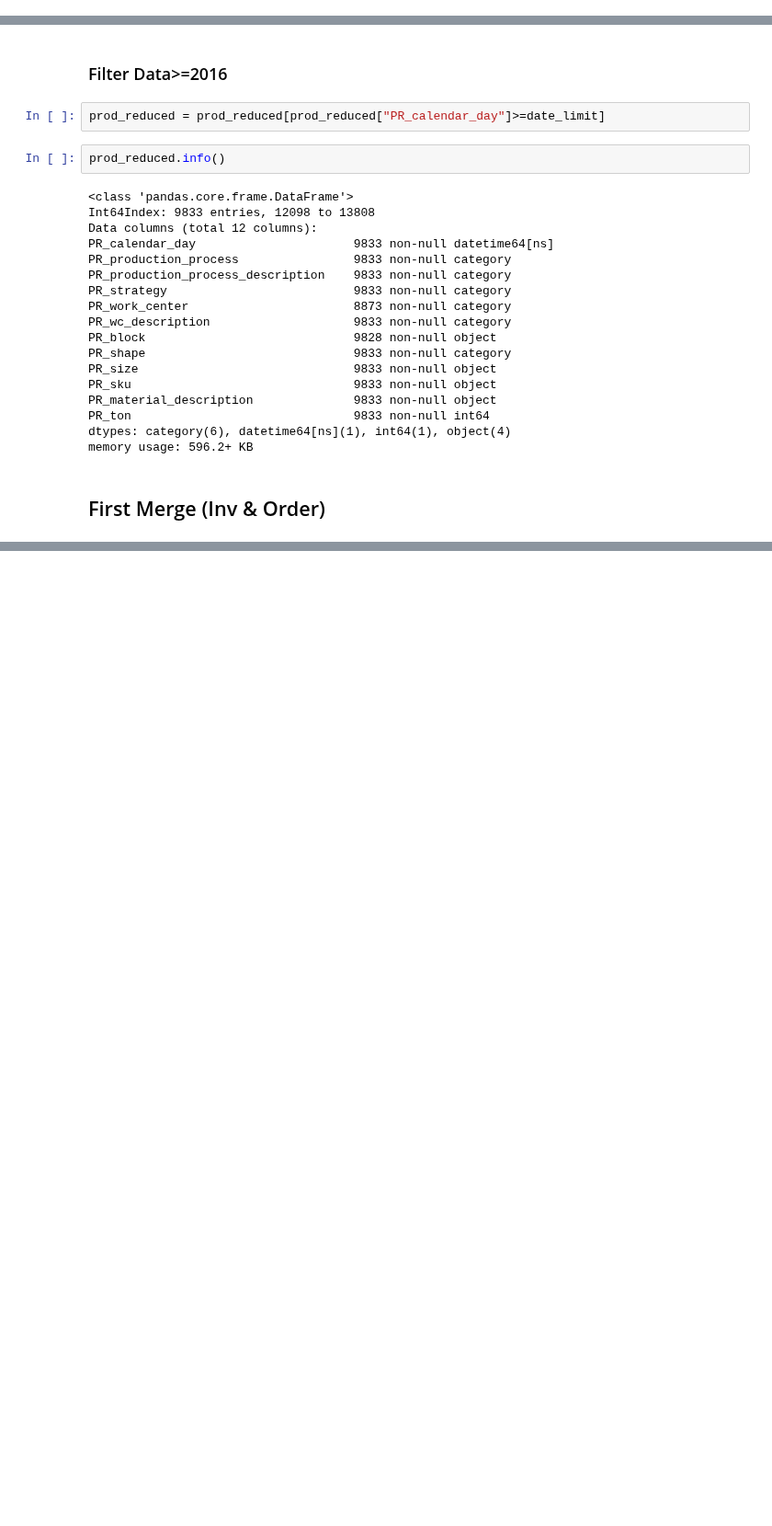
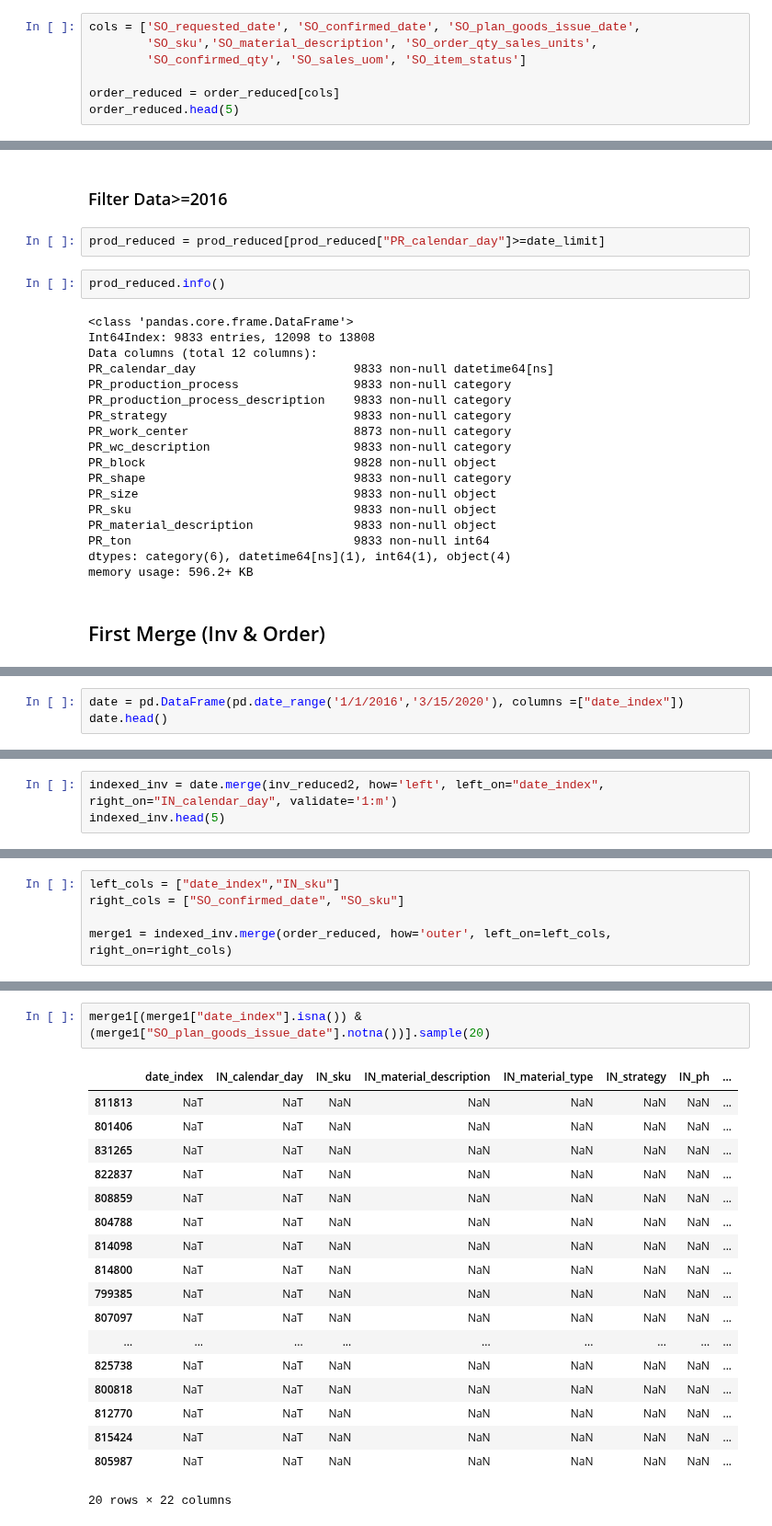
Before and after one commit to jvac06/pft, a Jupyter notebook: scripts/cleaning.ipynb, the cells around one changed output, grey strips where cells are left out. Shown at 92% size. Drawn from its saved outputs; the diff is of its cells as text; blank space fills up the shorter version.

```diff
--- a/scripts/cleaning.ipynb
+++ b/scripts/cleaning.ipynb
@@ -857,0 +979,7 @@ memory usage: 19.2+ MB
+# %%
+cols = ['SO_requested_date', 'SO_confirmed_date', 'SO_plan_goods_issue_date',
+        'SO_sku','SO_material_description', 'SO_order_qty_sales_units',
+        'SO_confirmed_qty', 'SO_sales_uom', 'SO_item_status']
+
+order_reduced = order_reduced[cols]
+order_reduced.head(5)
@@ -969,0 +1103,3 @@ full_outer = inv_reduced2.merge
+# %%
+date = pd.DataFrame(pd.date_range('1/1/2016','3/15/2020'), columns =["date_index"])
+date.head()
@@ -969,0 +1113,3 @@ full_outer = inv_reduced2.merge
+# %%
+indexed_inv = date.merge(inv_reduced2, how='left', left_on="date_index", right_on="IN_calendar_day", validate='1:m')
+indexed_inv.head(5)
@@ -969,0 +1125,5 @@ full_outer = inv_reduced2.merge
+# %%
+left_cols = ["date_index","IN_sku"]
+right_cols = ["SO_confirmed_date", "SO_sku"]
+
+merge1 = indexed_inv.merge(order_reduced, how='outer', left_on=left_cols, right_on=right_cols)
@@ -969,0 +1160,21 @@ full_outer = inv_reduced2.merge
+# %%
+merge1[(merge1["date_index"].isna()) & (merge1["SO_plan_goods_issue_date"].notna())].sample(20)
+# %% [output]
+|  | date_index | IN_calendar_day | IN_sku | IN_material_description | IN_material_type | IN_strategy | IN_ph | ... |
+| 811813 | NaT | NaT | NaN | NaN | NaN | NaN | NaN | ... |
+| 801406 | NaT | NaT | NaN | NaN | NaN | NaN | NaN | ... |
+| 831265 | NaT | NaT | NaN | NaN | NaN | NaN | NaN | ... |
+| 822837 | NaT | NaT | NaN | NaN | NaN | NaN | NaN | ... |
+| 808859 | NaT | NaT | NaN | NaN | NaN | NaN | NaN | ... |
+| 804788 | NaT | NaT | NaN | NaN | NaN | NaN | NaN | ... |
+| 814098 | NaT | NaT | NaN | NaN | NaN | NaN | NaN | ... |
+| 814800 | NaT | NaT | NaN | NaN | NaN | NaN | NaN | ... |
+| 799385 | NaT | NaT | NaN | NaN | NaN | NaN | NaN | ... |
+| 807097 | NaT | NaT | NaN | NaN | NaN | NaN | NaN | ... |
+| ... | ... | ... | ... | ... | ... | ... | ... | ... |
+| 825738 | NaT | NaT | NaN | NaN | NaN | NaN | NaN | ... |
+| 800818 | NaT | NaT | NaN | NaN | NaN | NaN | NaN | ... |
+| 812770 | NaT | NaT | NaN | NaN | NaN | NaN | NaN | ... |
+| 815424 | NaT | NaT | NaN | NaN | NaN | NaN | NaN | ... |
+| 805987 | NaT | NaT | NaN | NaN | NaN | NaN | NaN | ... |
+20 rows × 22 columns
```
Also changed, not shown: parts of 39 cells of this notebook.
